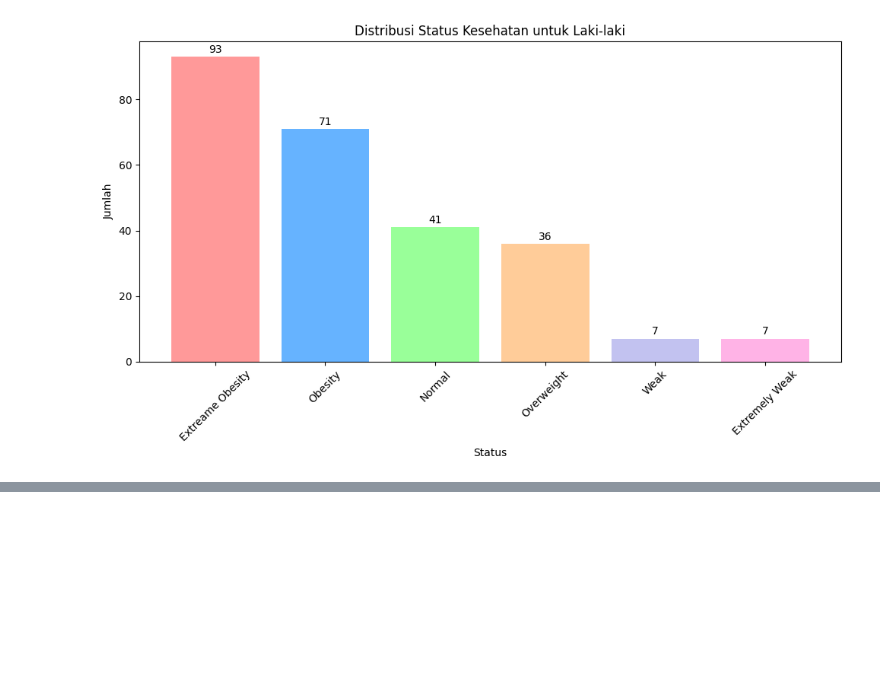
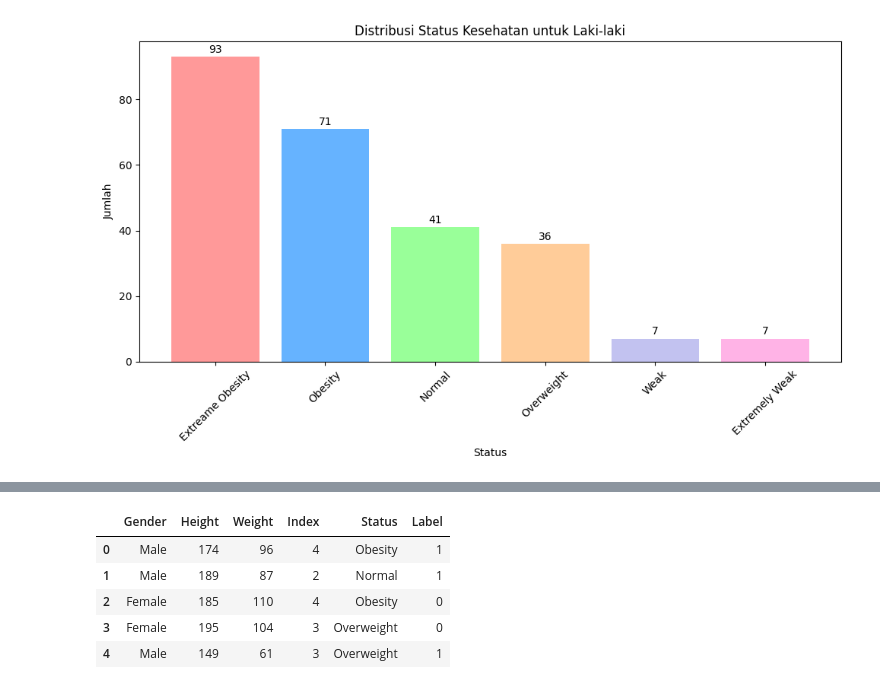
Before and after one commit to BlackBox-Ops/ML-BMI-Predict-, a Jupyter notebook: Notebook/exploratory_analysis.ipynb, the cells around one changed output, grey strips where cells are left out. Cells and saved outputs as stored; diff of their text form; code cells hidden in the pictures; blank space fills up the shorter version.

```diff
--- a/Notebook/exploratory_analysis.ipynb
+++ b/Notebook/exploratory_analysis.ipynb
@@ -403,0 +477,13 @@ plt.show()
+# %%
+# pertama kita akan merubah kolom fitur gen_lbl menjadi label dengan label 1 sebagai male dan 0 sebagai perempuan
+data = data.rename(columns={'gen_lbl':'Label'})
+
+# tampilkan 5 data teratas
+data.head()
+# %% [output]
+|  | Gender | Height | Weight | Index | Status | Label |
+| 0 | Male | 174 | 96 | 4 | Obesity | 1 |
+| 1 | Male | 189 | 87 | 2 | Normal | 1 |
+| 2 | Female | 185 | 110 | 4 | Obesity | 0 |
+| 3 | Female | 195 | 104 | 3 | Overweight | 0 |
+| 4 | Male | 149 | 61 | 3 | Overweight | 1 |
```
Also changed, not shown: parts of 9 cells of this notebook, 4 other files.
